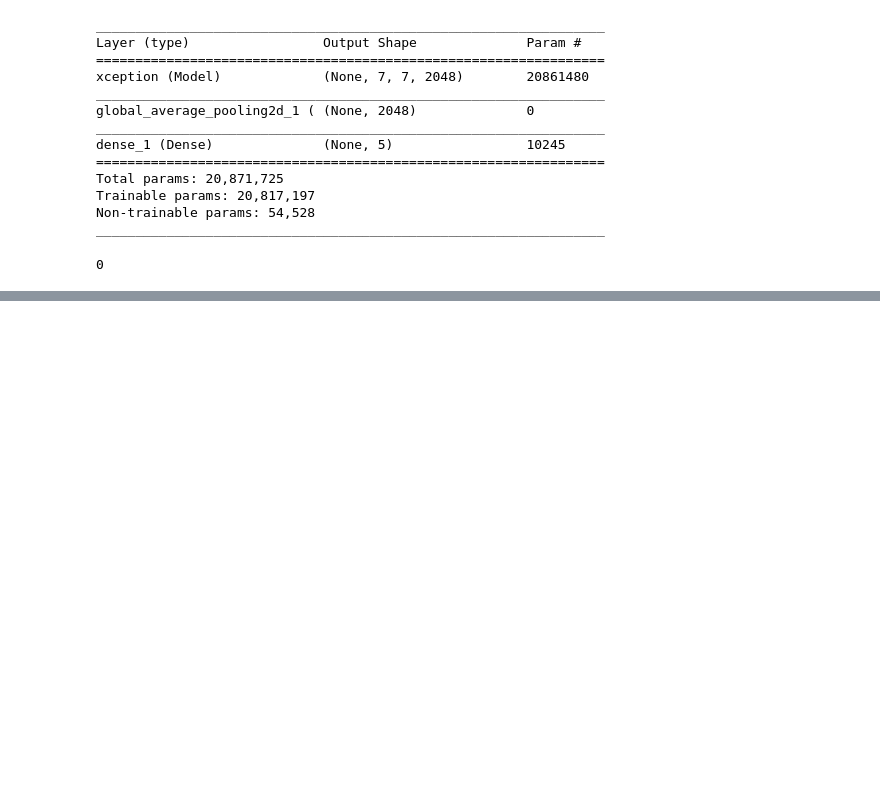
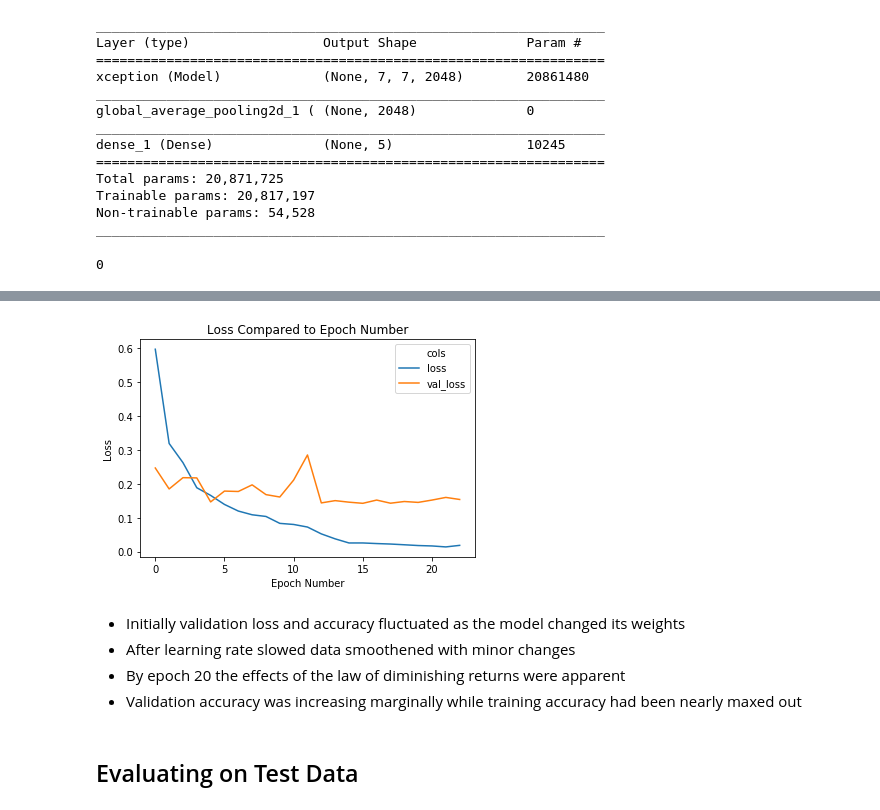
Before and after one commit to agavrampos/Boat-Classification, a Jupyter notebook: ship_model_gen.ipynb, the cells around one changed output, grey strips where cells are left out. Cells and saved outputs as stored; diff of their text form; code cells hidden in the pictures; blank space fills up the shorter version.

```diff
--- a/ship_model_gen.ipynb
+++ b/ship_model_gen.ipynb
@@ -137,0 +255,12 @@ history = model.fit_generator(generator=train_generator,
+# %%
+ax = sns.lineplot(x="epoch", y="vals", hue='cols', data=loss)
+ax.set(xlabel='Epoch Number', ylabel='Loss', title="Loss Compared to Epoch Number")
+# %% [output]
+[figure, added]
+# %% [markdown]
+- Initially validation loss and accuracy fluctuated as the model changed its weights
+- After learning rate slowed data smoothened with minor changes
+- By epoch 20 the effects of the law of diminishing returns were apparent
+- Validation accuracy was increasing marginally while training accuracy had been nearly maxed out
+# %% [markdown]
+## Evaluating on Test Data
```
Also changed, not shown: parts of 43 cells of this notebook, 5 other files.
